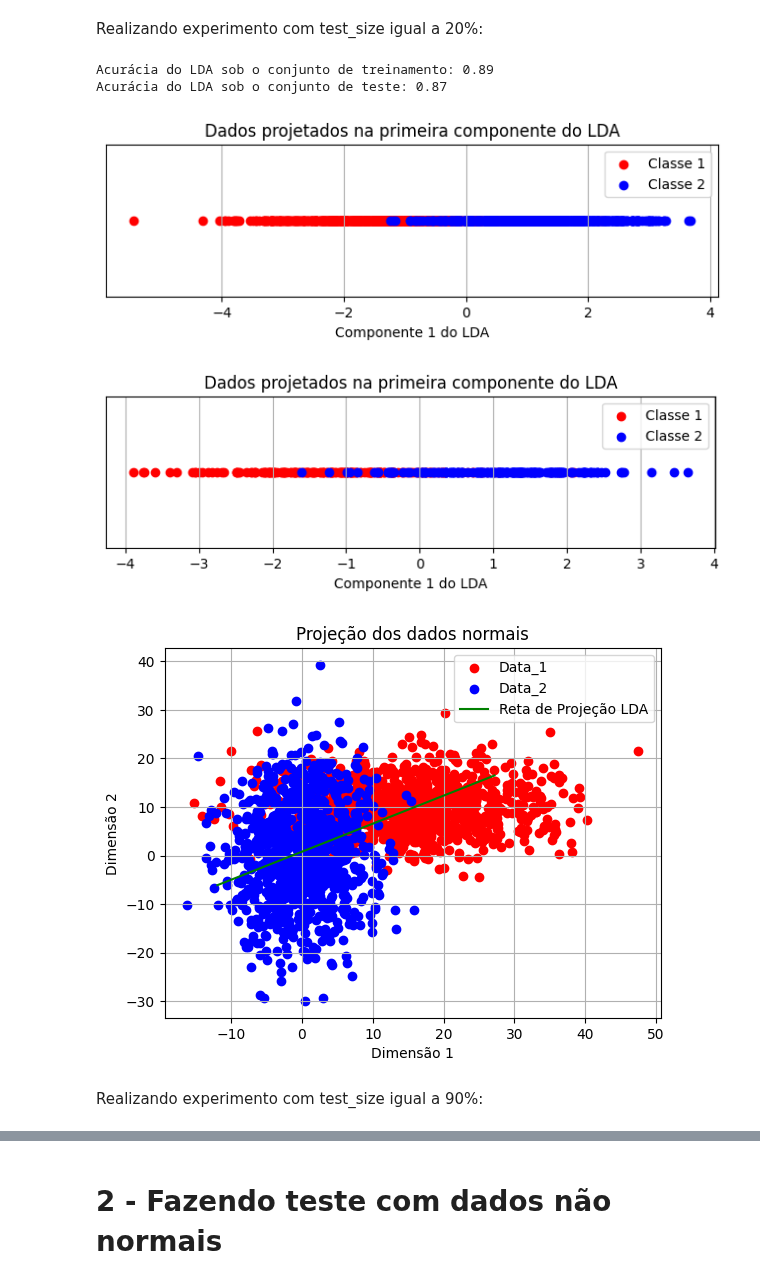
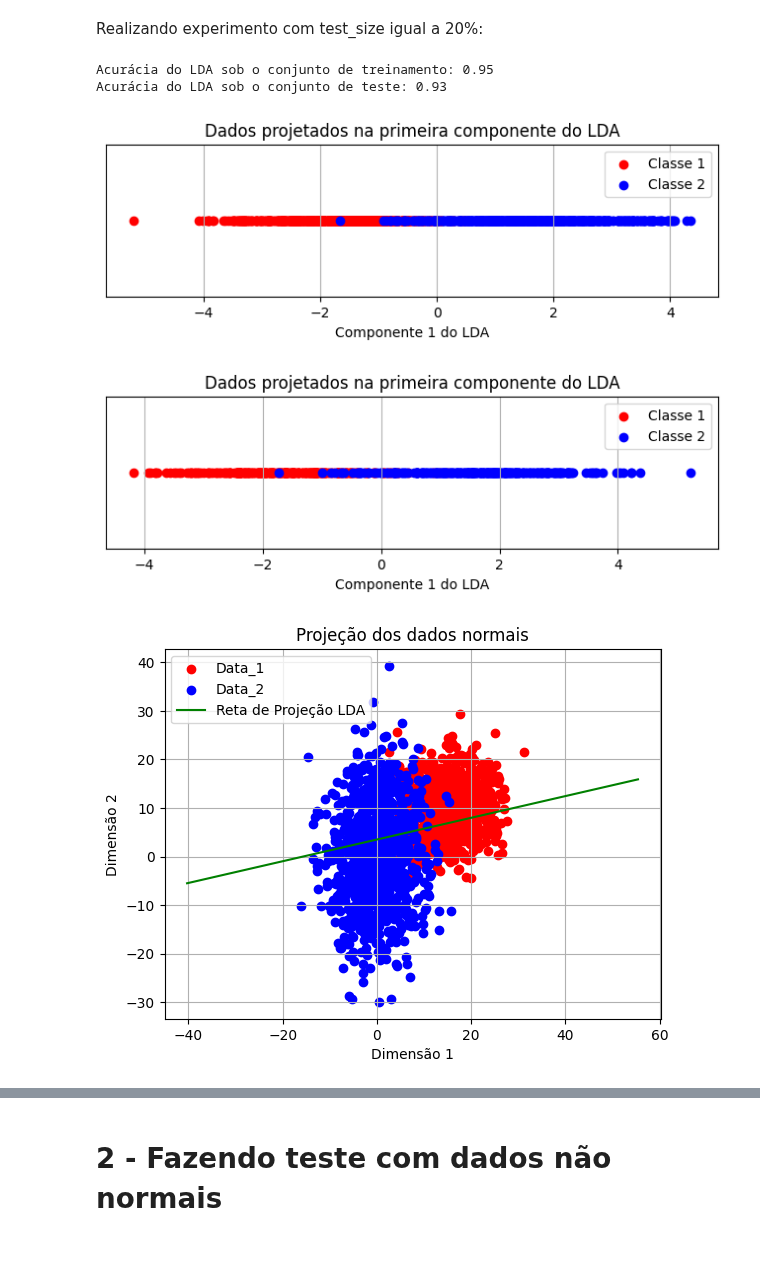
Before and after one commit to lorran-araujo/LNCC, a Jupyter notebook: disciplinas/estatistica/seminario/codes/aplications_lda.ipynb, the cells around one changed output, grey strips where cells are left out. Drawn from its saved outputs; the diff is of its cells as text; code cells hidden in the pictures; blank space fills up the shorter version.

```diff
--- a/disciplinas/estatistica/seminario/codes/aplications_lda.ipynb
+++ b/disciplinas/estatistica/seminario/codes/aplications_lda.ipynb
@@ -103,7 +102,7 @@ data_1 = np.zeros((num_dados,2))
 data_2 = np.zeros((num_dados,2))
 
 for i in range(num_dados):
-    a = np.random.normal(15, 10)
+    a = np.random.normal(15, 5)
     b = np.random.normal(10, 5)
 
     c = np.random.normal(0, 5)
@@ -119,27 +147,25 @@ plot_dados(data_1, data_2)
 Realizando experimento com test_size igual a 20%:
 # %%
 # divindo conjunto em treino e teste e fazendo treinamento do LDA
-test_size = 0.2
+test_size = 0.3
 data_train, data_test, label_train, label_test, data_normal, data_normal_label = preproces(data_1, data_2, num_dados, test_size)
 lda = LDA(n_components=1)
 data_train_lda = lda.fit(data_train, label_train).transform(data_train)
 data_test_lda = lda.transform(data_test)
 
 # calculando acurácia
 lda_accuracy(data_train, data_test, label_train, label_test, lda)
 
 # plotando dados projetados
 plot_projection(data_train_lda, label_train)
 plot_projection(data_test_lda, label_test)
 
 #plotando reta de projeção no espaço original
 projecao_lda = lda.coef_[0]
 plot_reta(data_1, data_2, data_normal, projecao_lda)
 # %% [output]
-Acurácia do LDA sob o conjunto de treinamento: 0.89
-Acurácia do LDA sob o conjunto de teste: 0.87
+Acurácia do LDA sob o conjunto de treinamento: 0.95
+Acurácia do LDA sob o conjunto de teste: 0.93
-[figure, old version]
+[figure, new version]
-[figure, old version]
+[figure, new version]
-[figure, old version]
+[figure, new version]
-# %% [markdown]
-Realizando experimento com test_size igual a 90%:
```
Also changed, not shown: parts of 14 cells of this notebook, 44 other files.
